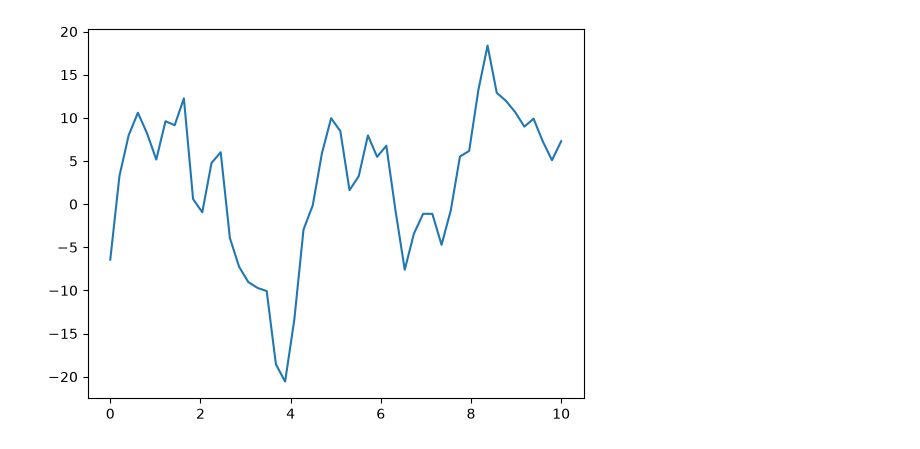
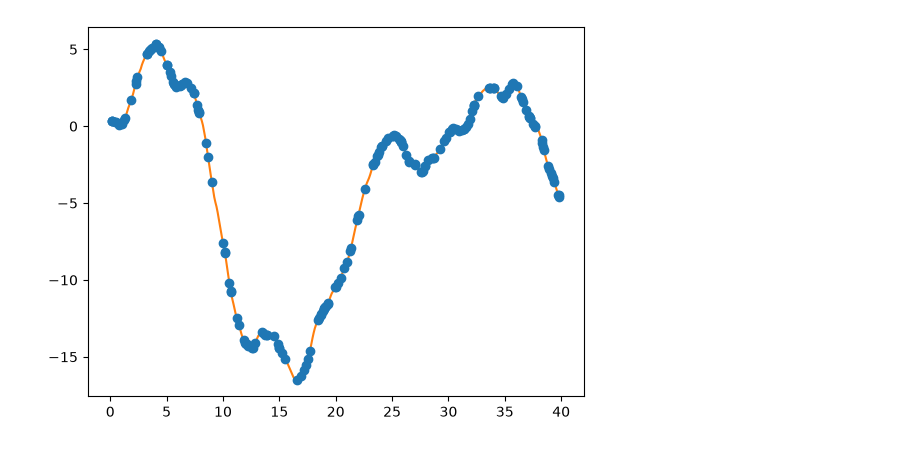
Before and after one commit to dtfrake/hmc-dust, a Jupyter notebook: fitting_variance_scale.ipynb, the cells around one changed output. Cells and saved outputs as stored; diff of their text form; code cells hidden in the pictures.

```diff
--- a/fitting_variance_scale.ipynb
+++ b/fitting_variance_scale.ipynb
@@ -12,10 +12,10 @@ from Better_HMC import HMCSampler
 import matplotlib.pyplot as plt
 jax.config.update("jax_enable_x64", True)
 
-num_dimensions = 50
-num_data = 50
-noise_magnitude_on_each_point = 1
-total_length = 10
+num_dimensions = 400
+num_data = 200
+noise_magnitude_on_each_point = 0.005
+total_length = 40
 # MAKE SURE NUM_FOURIER_ENTRIES IS EVEN
 boundary_padding = 6
 num_fitting_params = 2
@@ -97,32 +97,29 @@ def fft_field(noise, inference_params):
 # %%
 fixed_points_linspace = jnp.linspace(0, total_length, num_dimensions)
 full_fourier_period_linspace = jnp.linspace(0, total_length + boundary_padding, num_fourier_entries)
 diagonal_values = jnp.ones(num_data)*noise_magnitude_on_each_point**2
 
 cov_data_matrix = jnp.diag(diagonal_values)
 inv_cov_data_matrix = jnp.linalg.inv(cov_data_matrix)
 
-k1, k2, k3, k4 = jr.split(jr.key(96), 4)
-#x_obs = jr.uniform(k1, shape=(num_data,), minval=0.0, maxval=total_length)
+k1, k2, k3, k4 = jr.split(jr.key(99), 4)
+x_obs = jr.uniform(k1, shape=(num_data,), minval=0.0, maxval=total_length)
+xi = jr.normal(k3, shape = num_fourier_entries)
+true_field = fft_field(xi, (4, 2))
+y_obs_true = jnp.interp(x_obs, fixed_points_linspace, true_field)
 #y_obs_true = jnp.sin(30*x_obs/10) * jnp.exp(-5*x_obs/10)
-#y_obs_err = noise_magnitude_on_each_point * jnp.ones_like(y_obs_true)
+y_obs_err = noise_magnitude_on_each_point * jnp.ones_like(y_obs_true)
+noise = y_obs_err * jr.normal(k2, shape=y_obs_true.shape)
+y_obs = y_obs_true + noise
 
-#y_obs = y_obs_true + y_obs_err * jr.normal(k2, shape=y_obs_true.shape)
+plt.errorbar(x_obs, y_obs, yerr = noise_magnitude_on_each_point, fmt='o', label='Observations')
 
-xi = jr.normal(k3, shape = num_fourier_entries)
-x_obs = fixed_points_linspace
-y_obs_true = fft_field(xi, (4, -1))
-y_obs_err = jnp.ones_like(y_obs_true)*noise_magnitude_on_each_point
-y_obs = y_obs_true + y_obs_err * jr.normal(k2, shape=y_obs_true.shape)
-plt.plot(fixed_points_linspace, y_obs_true)
-
+plt.plot(fixed_points_linspace, true_field)
 def response_function(xi, inference_params):
     field_points = fft_field(xi, inference_params)
     return jnp.interp(x_obs, fixed_points_linspace, field_points)
-
-#plt.errorbar(x_obs, y_obs, yerr=y_obs_err, fmt='o', label='Observations')
 # %% [output]
-[figure, old version]
+[figure, new version]
 # %%
 def logvarprior(logvar):
     return -0.5*logvar*logvar
```
Also changed, not shown: parts of 3 cells of this notebook, 9 other files.
